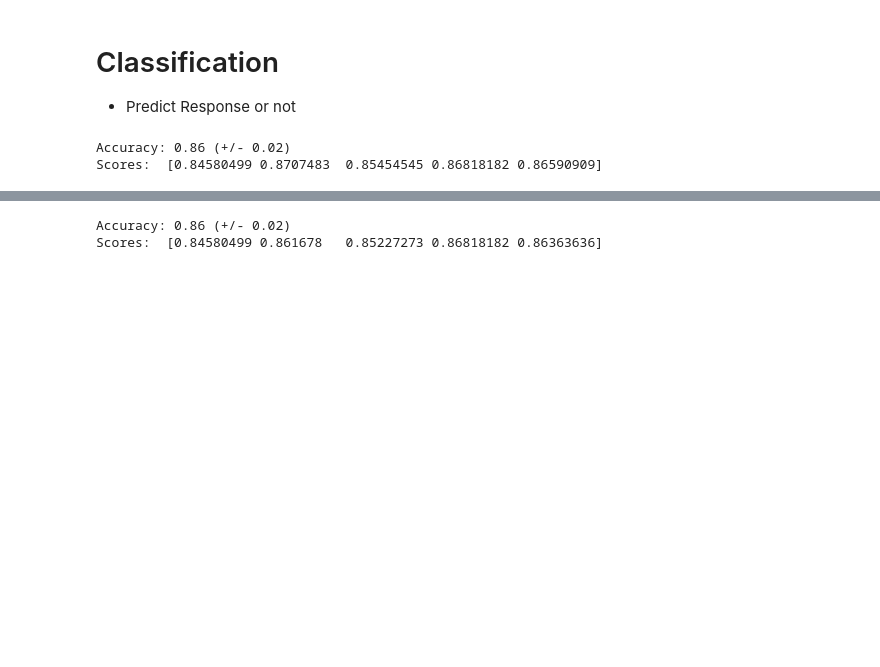
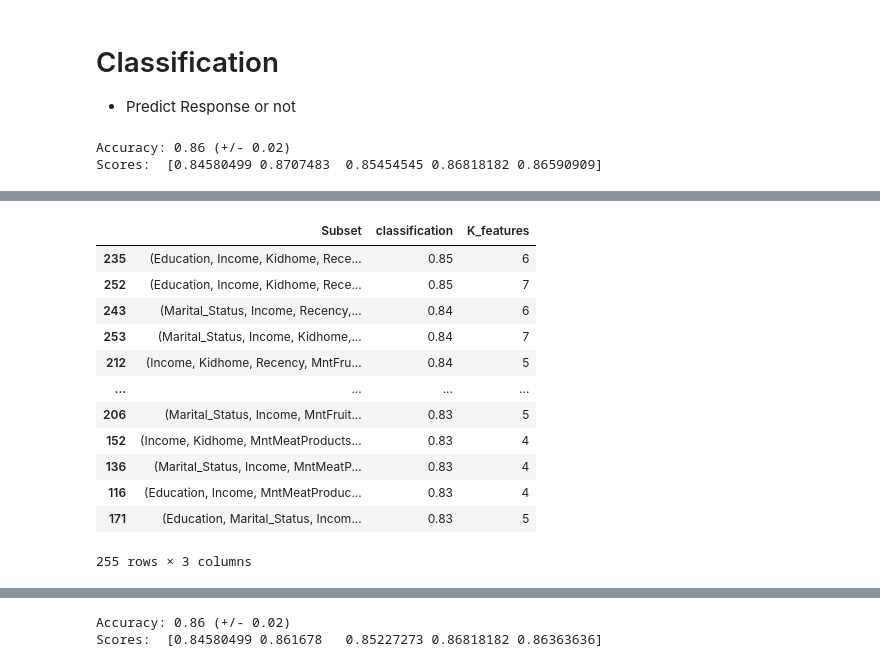
Before and after one commit to sabin5105/DataAnalysis, a Jupyter notebook: marketing/Classification.ipynb, the cells around one changed output, grey strips where cells are left out. Cells and saved outputs as stored; diff of their text form; code cells hidden in the pictures; blank space fills up the shorter version.

```diff
--- a/marketing/Classification.ipynb
+++ b/marketing/Classification.ipynb
@@ -99,0 +118,37 @@ plt.show()
+# %%
+from itertools import chain, combinations
+import statsmodels.api as sm
+from tqdm import tqdm
+
+b_features = 1
+n_features = 8
+sub = []
+cls = []
+kft = []
+
+col = ['Education', 'Marital_Status', 'Income', 'Kidhome', 'Recency', 'MntFruits', 'MntMeatProducts', 'NumWebVisitsMonth']
+for k_features in tqdm(range(b_features, n_features + 1)):
+    for subset in tqdm(combinations(col, k_features)):
+        sub.append(subset)
+        X_train_sub = X_train[list(subset)]
+        X_test_sub = X_test[list(subset)]
+        model.fit(X_train_sub, y_train)
+        cls.append(model.score(X_test_sub, y_test))
+        kft.append(k_features)
+
+result = pd.DataFrame({'Subset': sub, 'classification': cls, 'K_features': kft})
+result.sort_values('classification', ascending=False)
+# %% [output]
+|  | Subset | classification | K_features |
+| 235 | (Education, Income, Kidhome, Rece... | 0.85 | 6 |
+| 252 | (Education, Income, Kidhome, Rece... | 0.85 | 7 |
+| 243 | (Marital_Status, Income, Recency,... | 0.84 | 6 |
+| 253 | (Marital_Status, Income, Kidhome,... | 0.84 | 7 |
+| 212 | (Income, Kidhome, Recency, MntFru... | 0.84 | 5 |
+| ... | ... | ... | ... |
+| 206 | (Marital_Status, Income, MntFruit... | 0.83 | 5 |
+| 152 | (Income, Kidhome, MntMeatProducts... | 0.83 | 4 |
+| 136 | (Marital_Status, Income, MntMeatP... | 0.83 | 4 |
+| 116 | (Education, Income, MntMeatProduc... | 0.83 | 4 |
+| 171 | (Education, Marital_Status, Incom... | 0.83 | 5 |
+255 rows × 3 columns
```
Also changed, not shown: parts of 16 cells of this notebook, 4 other files.
